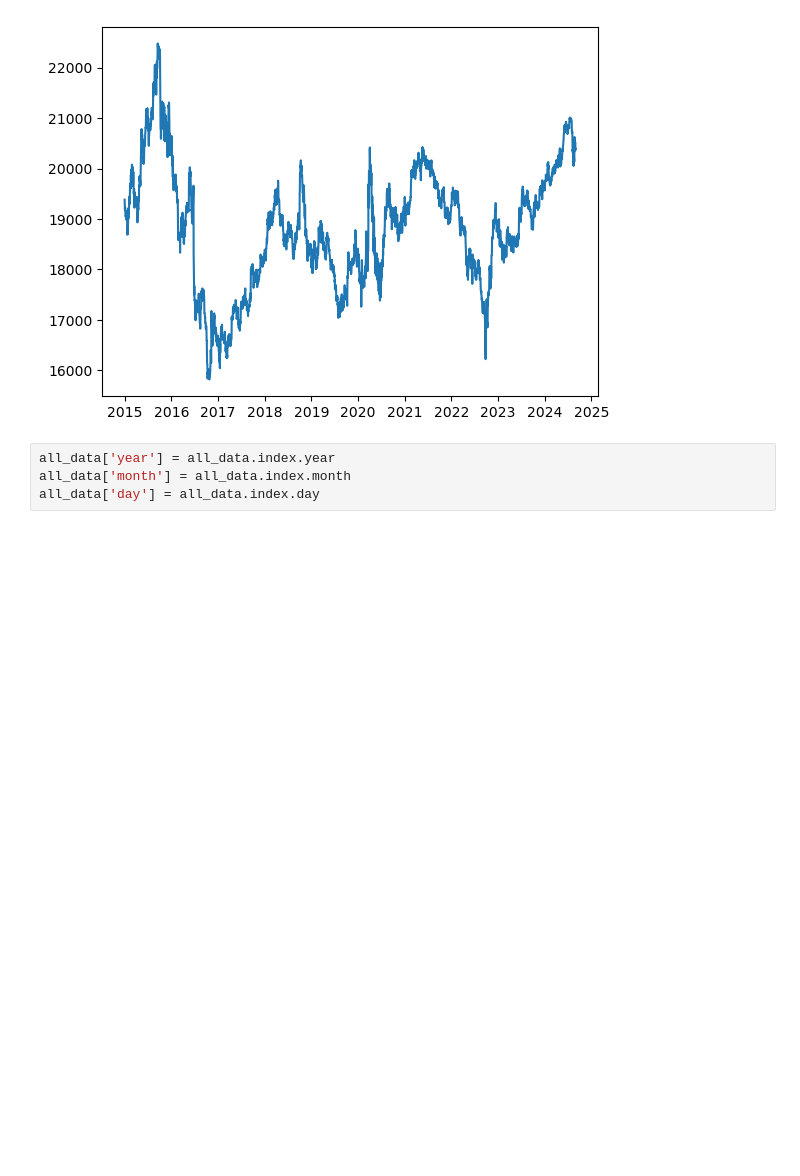
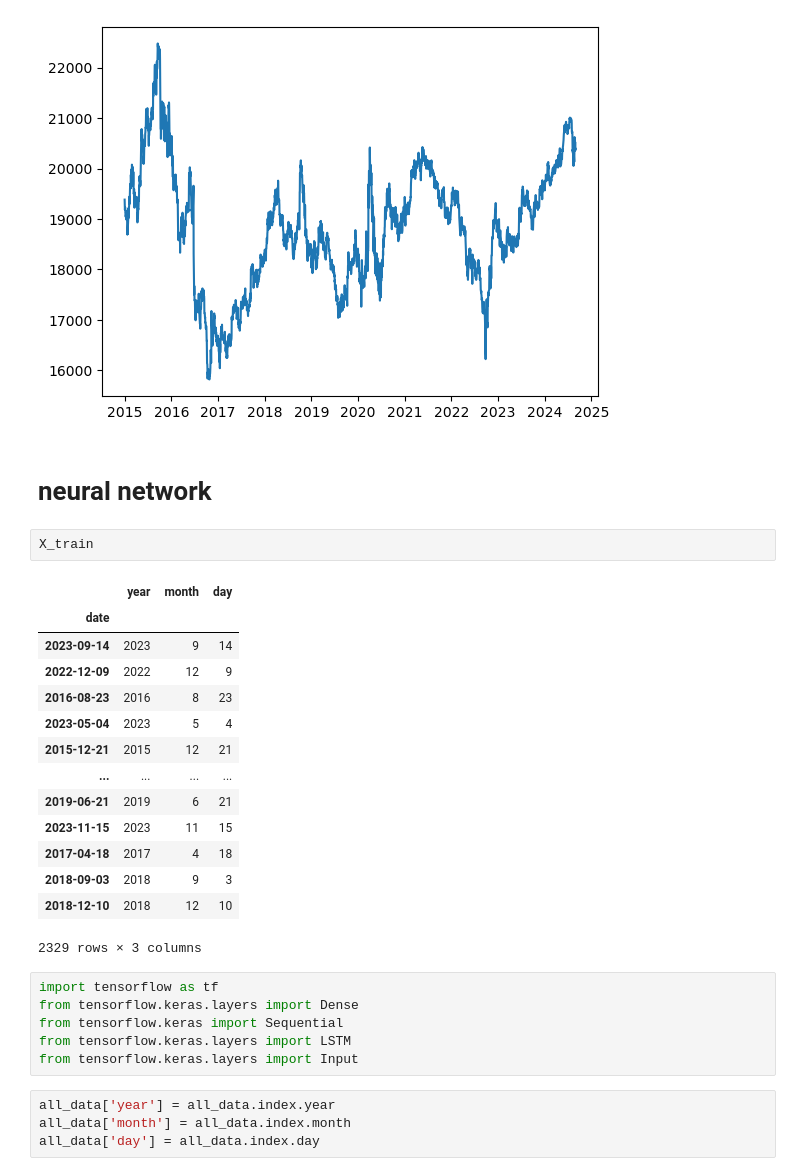
Before and after one commit to Thomas-Nguyen12/GBP_Rupiah_Exchange, a Jupyter notebook: english_indonesian_exchange.ipynb, the cells around one changed output. Drawn from its saved outputs; the diff is of its cells as text; blank space fills up the shorter version.

```diff
--- a/english_indonesian_exchange.ipynb
+++ b/english_indonesian_exchange.ipynb
@@ -479,6 +479,31 @@ plt.plot(all_data.index, all_data.rupiahs_in_a_pound)
 # %% [output]
 [<matplotlib.lines.Line2D at 0x...>]
 [figure]
+# %% [markdown]
+# neural network
+# %%
+X_train
+# %% [output]
+|  | year | month | day |
+| date |  |  |  |
+| 2023-09-14 | 2023 | 9 | 14 |
+| 2022-12-09 | 2022 | 12 | 9 |
+| 2016-08-23 | 2016 | 8 | 23 |
+| 2023-05-04 | 2023 | 5 | 4 |
+| 2015-12-21 | 2015 | 12 | 21 |
+| ... | ... | ... | ... |
+| 2019-06-21 | 2019 | 6 | 21 |
+| 2023-11-15 | 2023 | 11 | 15 |
+| 2017-04-18 | 2017 | 4 | 18 |
+| 2018-09-03 | 2018 | 9 | 3 |
+| 2018-12-10 | 2018 | 12 | 10 |
+2329 rows × 3 columns
+# %%
+import tensorflow as tf
+from tensorflow.keras.layers import Dense
+from tensorflow.keras import Sequential
+from tensorflow.keras.layers import LSTM
+from tensorflow.keras.layers import Input
 # %%
 all_data['year'] = all_data.index.year
 all_data['month'] = all_data.index.month
```
Also changed, not shown: parts of 35 cells of this notebook, 7 other files.
